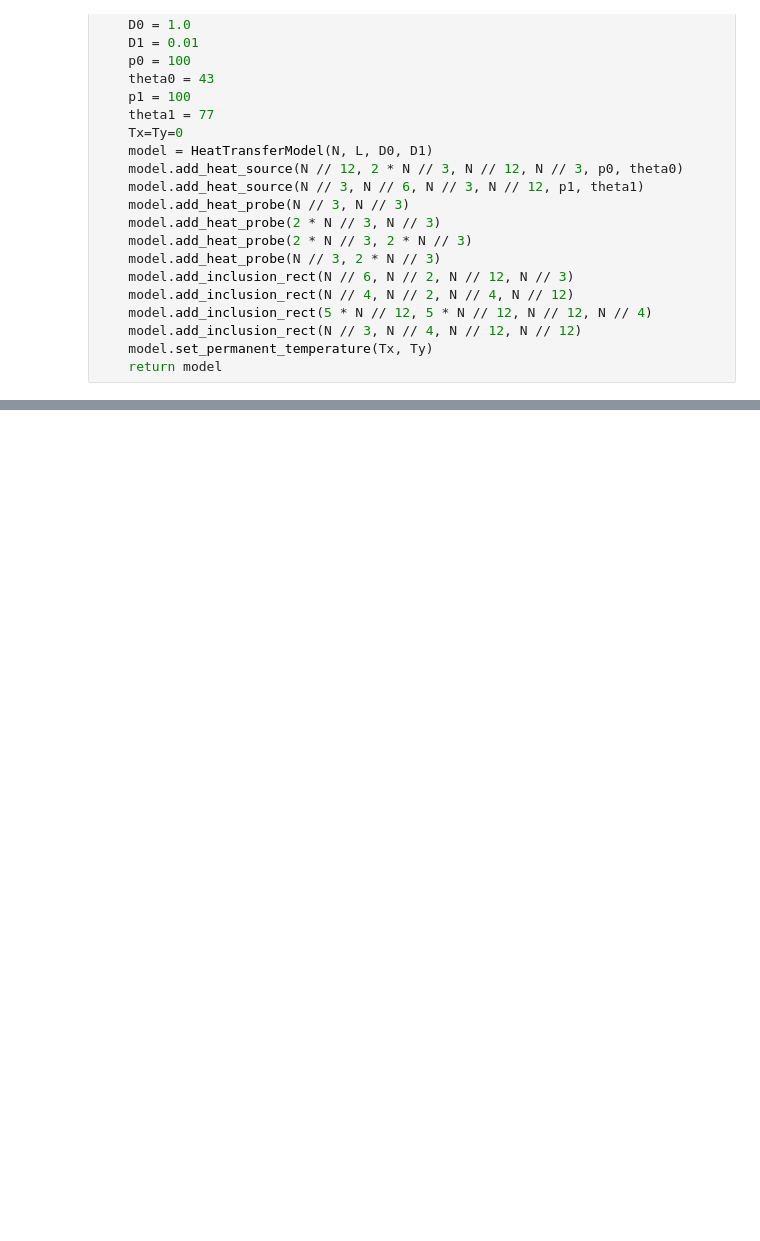
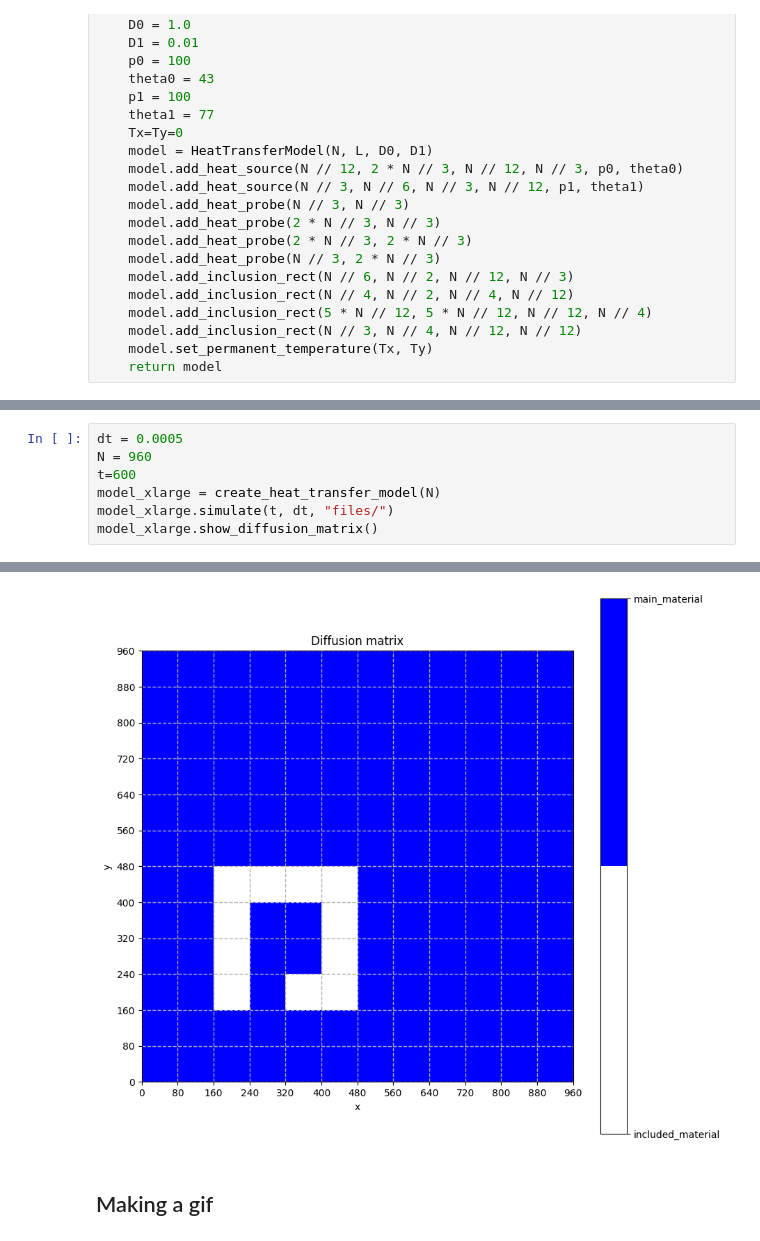
Before and after one commit to igmirnyy/CP3, a Jupyter notebook: HW2.heat_transfer_problem_2d/heat_transfer_problem_2d_2023.ipynb, the cells around one changed output, grey strips where cells are left out. Saved outputs shown, nothing was run; the diff lists cells and outputs as text; blank space fills up the shorter version.

```diff
--- a/HW2.heat_transfer_problem_2d/heat_transfer_problem_2d_2023.ipynb
+++ b/HW2.heat_transfer_problem_2d/heat_transfer_problem_2d_2023.ipynb
@@ -516,0 +576,8 @@ Time elapsed for N=480, dt=0.002 is 20.661s
+# %%
+dt = 0.0005
+N = 960
+t=600
+model_xlarge = create_heat_transfer_model(N)
+model_xlarge.simulate(t, dt, "files/")
+model_xlarge.show_diffusion_matrix()
+# %% [output]
@@ -516,0 +585,3 @@ Time elapsed for N=480, dt=0.002 is 20.661s
+[figure, added]
+# %% [markdown]
+## Making a gif
```
Also changed, not shown: parts of 41 cells of this notebook, 29 other files.
